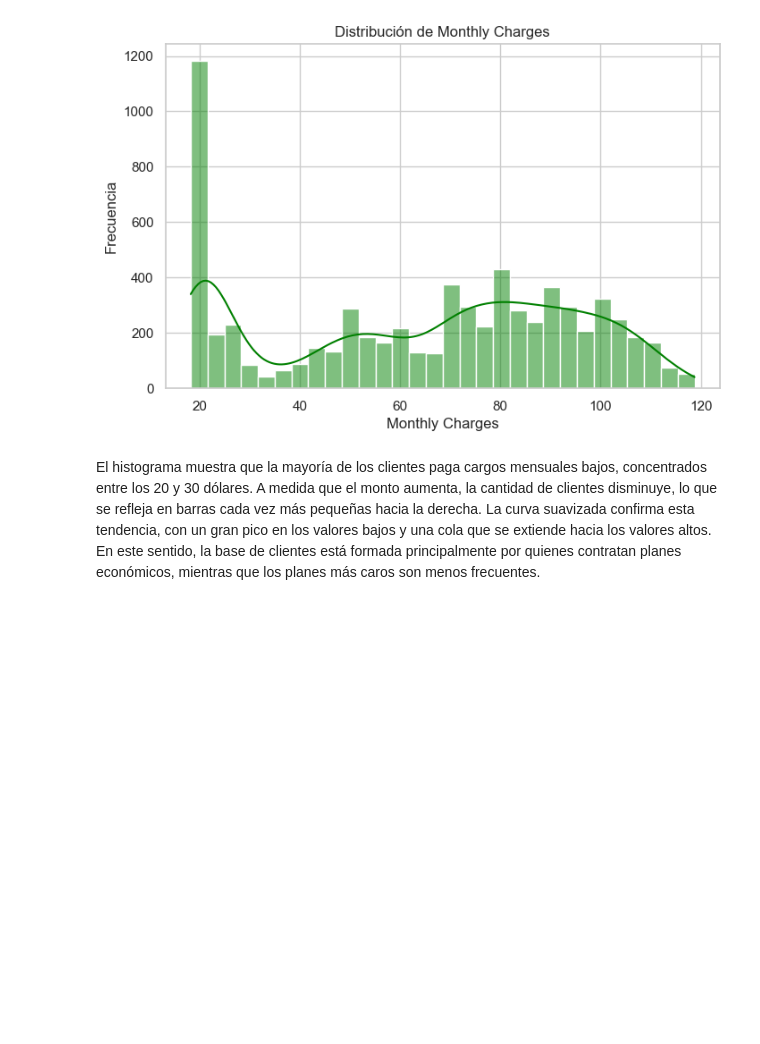
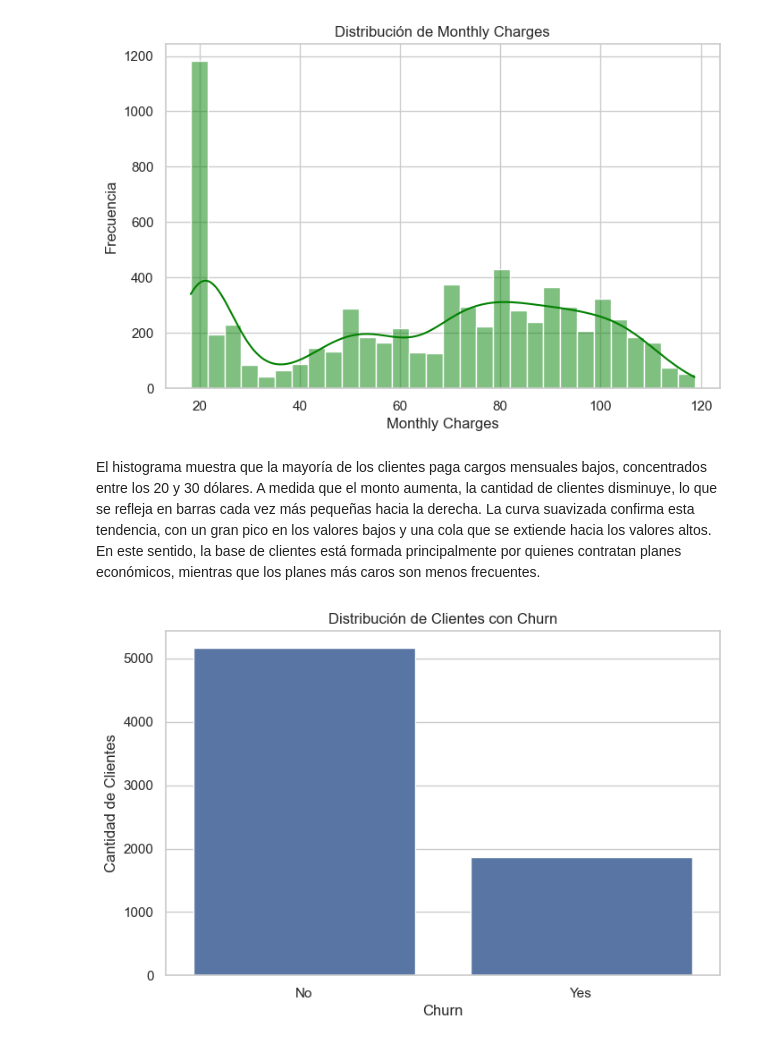
Before and after one commit to nickolemarinD/retail-sales-analysis, a Jupyter notebook: notebooks/Examen_1.ipynb, the cells around one changed output. Drawn from its saved outputs; the diff is of its cells as text; code cells hidden in the pictures; blank space fills up the shorter version.

```diff
--- a/notebooks/Examen_1.ipynb
+++ b/notebooks/Examen_1.ipynb
@@ -200,3 +201,14 @@ plt.show()
 [figure]
 # %% [markdown]
 El histograma muestra que la mayoría de los clientes paga cargos mensuales bajos, concentrados entre los 20 y 30 dólares. A medida que el monto aumenta, la cantidad de clientes disminuye, lo que se refleja en barras cada vez más pequeñas hacia la derecha. La curva suavizada confirma esta tendencia, con un gran pico en los valores bajos y una cola que se extiende hacia los valores altos. En este sentido, la base de clientes está formada principalmente por quienes contratan planes económicos, mientras que los planes más caros son menos frecuentes.
+# %%
+
+sns.countplot(x="Churn", data=df)
+
+plt.title("Distribución de Clientes con Churn")
+plt.xlabel("Churn")
+plt.ylabel("Cantidad de Clientes")
+
+plt.show()
+# %% [output]
+[figure, added]
```
Also changed, not shown: parts of 7 cells of this notebook.
